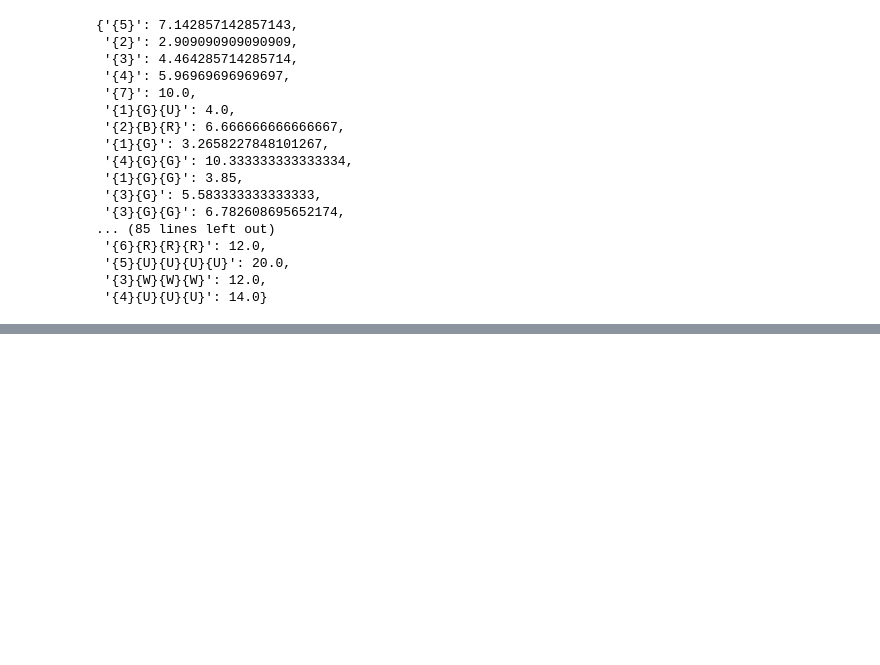
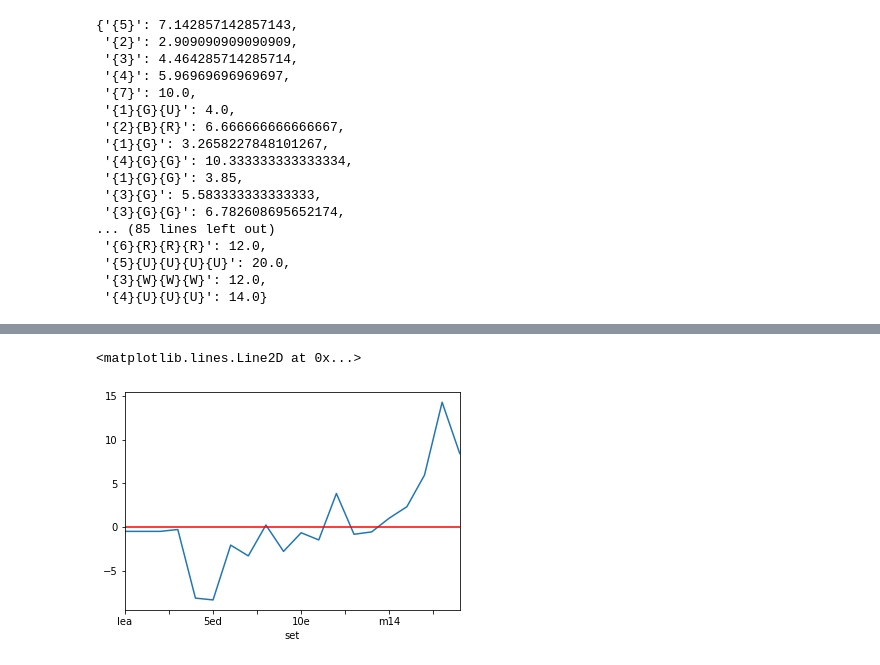
Before and after one commit to MaximeBastion/DataScience-MTG-Power-Creep, a Jupyter notebook: MTG - Creature Power-Creep.ipynb, the cells around one changed output, grey strips where cells are left out. Cells and saved outputs as stored; diff of their text form; code cells hidden in the pictures; blank space fills up the shorter version.

```diff
--- a/MTG - Creature Power-Creep.ipynb
+++ b/MTG - Creature Power-Creep.ipynb
@@ -561,0 +649,10 @@ get_expected_stats_dictio(sc)
+# %%
+# builds an array of set full names, built in the same order as the pivot table
+set_full_names = []
+for set_code in set_pivot_table.index:
+    set_full_name = sc[sc["set"] == set_code]["set_name"].iloc[0]
+    set_full_names.append(set_full_name)
+
+# creates the new column. As the array was built in the same order, the set names line up with the pivot table
+set_pivot_table["name"] = set_full_names
+set_pivot_table.head()
@@ -561,0 +670,10 @@ get_expected_stats_dictio(sc)
+# %%
+# builds an array of set release_date, built in the same order as the pivot table
+set_dates = []
+for set_code in set_pivot_table.index:
+    set_date = sc[sc["set"] == set_code]["released_at"].iloc[0]
+    set_dates.append(set_date)
+
+# creates the new column. As the array was built in the same order, the set dates line up with the pivot table
+set_pivot_table["release_date"] = set_dates
+set_pivot_table.head()
@@ -561,0 +691,9 @@ get_expected_stats_dictio(sc)
+# %%
+# Builds they array containing our display strings in this format: [set code in uppercase] ([release year])
+display_strings = []
+for i in range(len(set_pivot_table.index)):
+    string_line = set_pivot_table.index[i].upper() + " (" + str(set_pivot_table["release_date"][i].year) + ")"
+    display_strings.append(string_line)
+
+set_pivot_table["display_str"] = display_strings
+set_pivot_table.head()
@@ -561,0 +710,7 @@ get_expected_stats_dictio(sc)
+# %%
+# reordering the columns
+sets = set_pivot_table[["name", "display_str", "release_date", "cmc", "power", "toughness", "effectiveness"]].copy()
+
+# sorting the sets by release date
+sets = sets.sort_values(by = ["release_date"])
+sets
@@ -561,0 +736,6 @@ get_expected_stats_dictio(sc)
+# %%
+sets["effectiveness"].plot.line(figsize = ())
+plt.axhline(0, color = "red")
+# %% [output]
+<matplotlib.lines.Line2D at 0x...>
+[figure, added]
```
Also changed, not shown: parts of 23 cells of this notebook, 1 other file.
